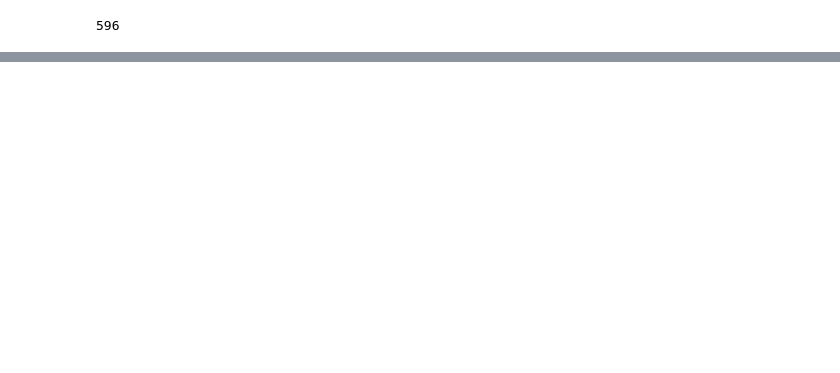
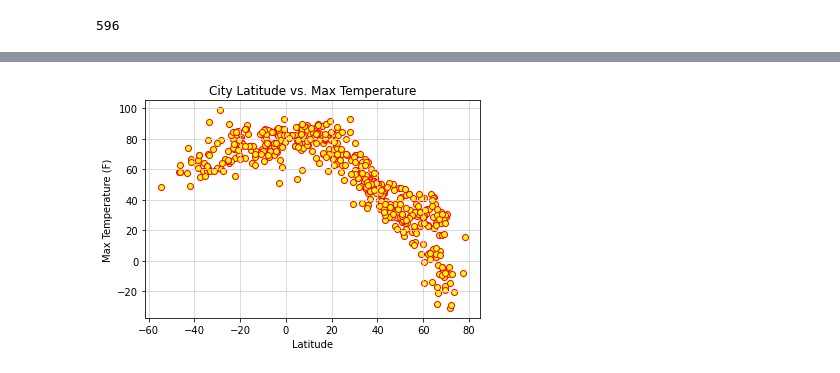
Before and after one commit to michaelsimon960/python-api-challenge, a Jupyter notebook: WeatherPY/WeatherPY.ipynb, the cells around one changed output, grey strips where cells are left out. Cells and saved outputs as stored; diff of their text form; code cells hidden in the pictures; blank space fills up the shorter version.

Commit message:
added all plots

```diff
--- a/WeatherPY/WeatherPY.ipynb
+++ b/WeatherPY/WeatherPY.ipynb
@@ -177 +177,13 @@ update_weather_df
 500 rows × 9 columns
+# %%
+# Temp vs lat
+
+plt.scatter(update_weather_df["Lat"],update_weather_df["Max Temp"],edgecolors="red",facecolors="yellow")
+plt.title("City Latitude vs. Max Temperature")
+plt.xlabel("Latitude")
+plt.ylabel("Max Temperature (F)")
+plt.grid (b=True,which="major",axis="both",linestyle="-",color="lightgrey")
+plt.savefig("Latitude vs. Temperature Plot.png")
+plt.show()
+# %% [output]
+[figure, added]
```
Also changed, not shown: parts of 8 cells of this notebook.
